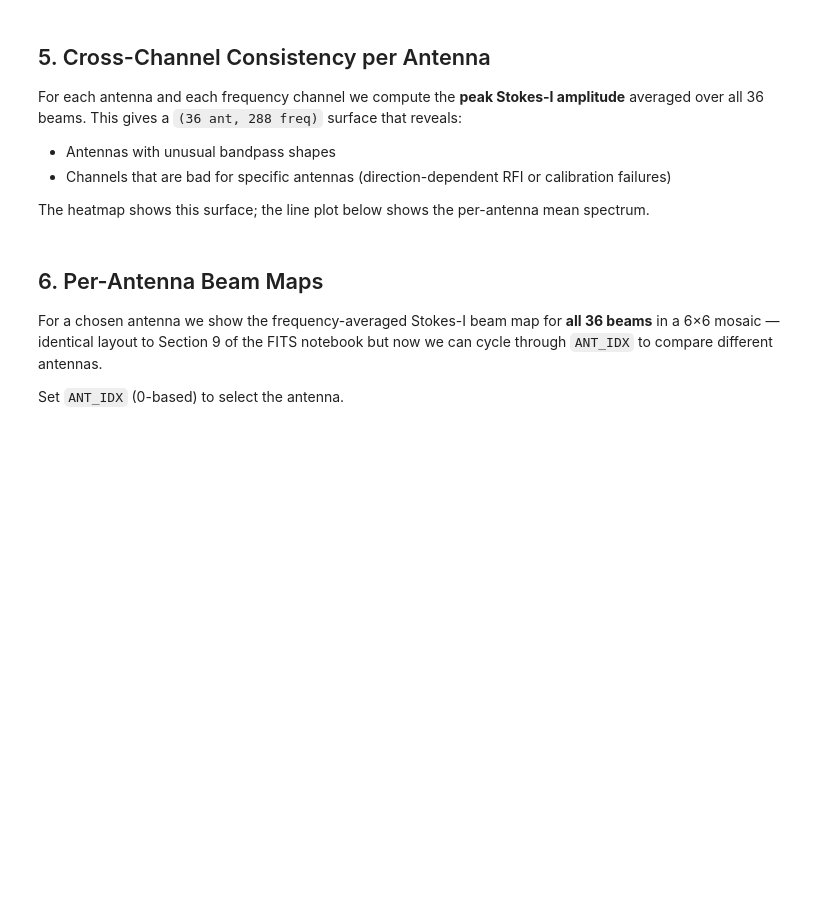
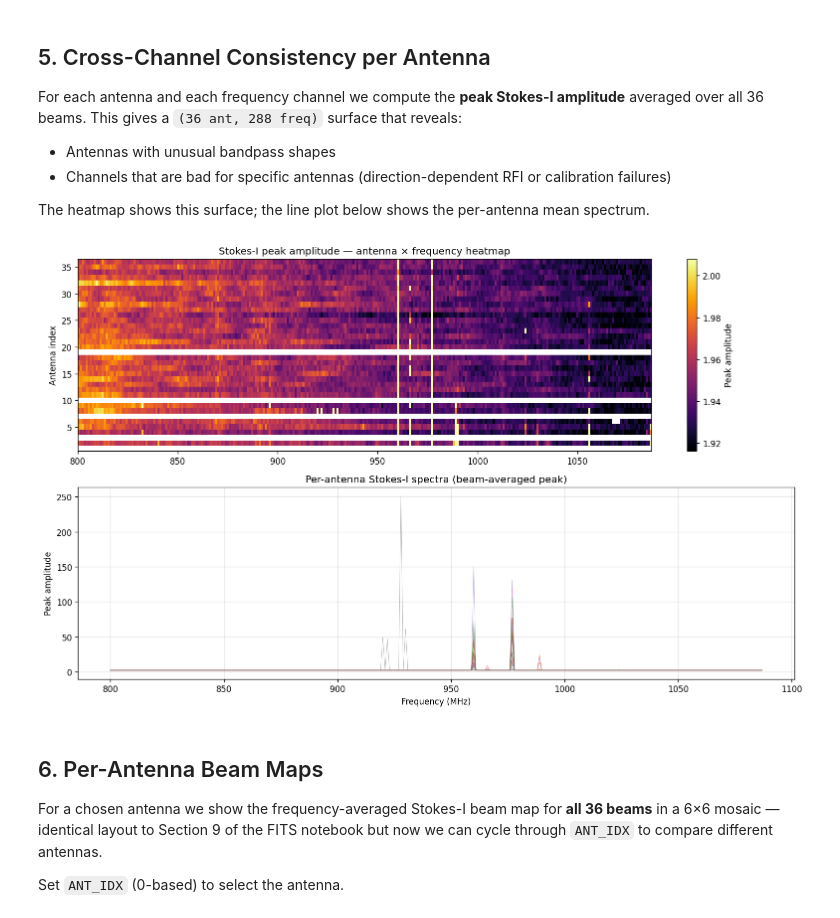
Before and after one commit to wasimraja81/askap-beam-analysis, a Jupyter notebook: holopy_hdf5_analysis.ipynb, the cells around one changed output. Cells and saved outputs as stored; diff of their text form; code cells hidden in the pictures; blank space fills up the shorter version.

```diff
--- a/holopy_hdf5_analysis.ipynb
+++ b/holopy_hdf5_analysis.ipynb
@@ -171,34 +198,37 @@ The heatmap shows this surface; the line plot below shows the per-antenna mean s
 # %%
 # peak amplitude per (antenna, channel): average over beams then max over spatial
 # shape: (N_ANT, N_FREQ)
 peak_ant_chan = np.nanmean(
     np.nanmax(stokes_I, axis=(-2, -1)),   # max over y,x → (ant, beam, freq)
     axis=1                                 # mean over beams → (ant, freq)
 )
 
 fig, axes = plt.subplots(2, 1, figsize=(13, 8))
 
-# Heatmap: antenna vs frequency
+# Heatmap: antenna vs frequency  — robust colour scale
+_vmin, _vmax = np.nanpercentile(peak_ant_chan[np.isfinite(peak_ant_chan)], [1, 99])
 im = axes[0].imshow(
     peak_ant_chan, aspect='auto', origin='lower',
     extent=[freqs_mhz[0], freqs_mhz[-1], 0.5, N_ANT + 0.5],
-    cmap='inferno'
+    cmap='inferno', vmin=_vmin, vmax=_vmax
 )
 axes[0].set_ylabel('Antenna index')
 axes[0].set_title('Stokes-I peak amplitude — antenna × frequency heatmap')
 plt.colorbar(im, ax=axes[0], label='Peak amplitude')
 
-# Overlay mean spectrum (collapsed over antennas)
+# Per-antenna spectra
 for i in range(N_ANT):
     axes[1].plot(freqs_mhz, peak_ant_chan[i], lw=0.6, alpha=0.5, label=f'Ant {antennas[i]}')
 axes[1].plot(freqs_mhz, peak_ant_chan.mean(axis=0), lw=1.8, color='k', label='Mean')
 axes[1].set_xlabel('Frequency (MHz)')
 axes[1].set_ylabel('Peak amplitude')
 axes[1].set_title('Per-antenna Stokes-I spectra (beam-averaged peak)')
 axes[1].grid(True, alpha=0.3)
 
 fig.tight_layout()
 plt.show()
+# %% [output]
+[figure, added]
 # %% [markdown]
 ## 6. Per-Antenna Beam Maps
 
```
Also changed, not shown: parts of 14 cells of this notebook.
